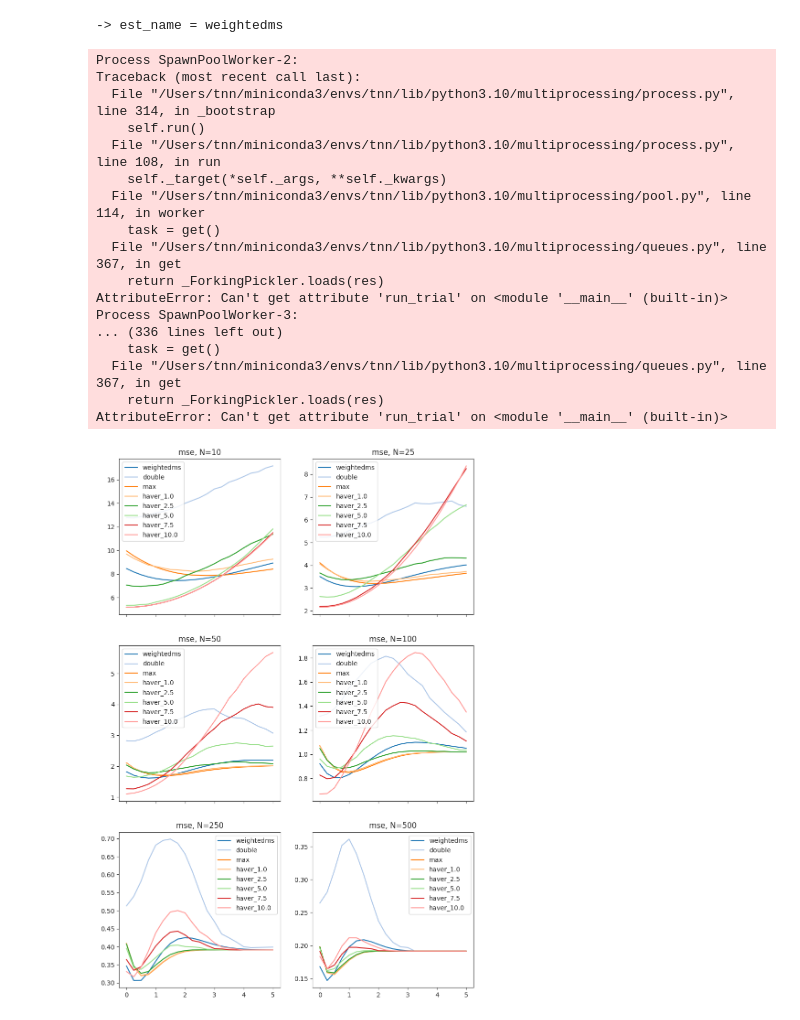
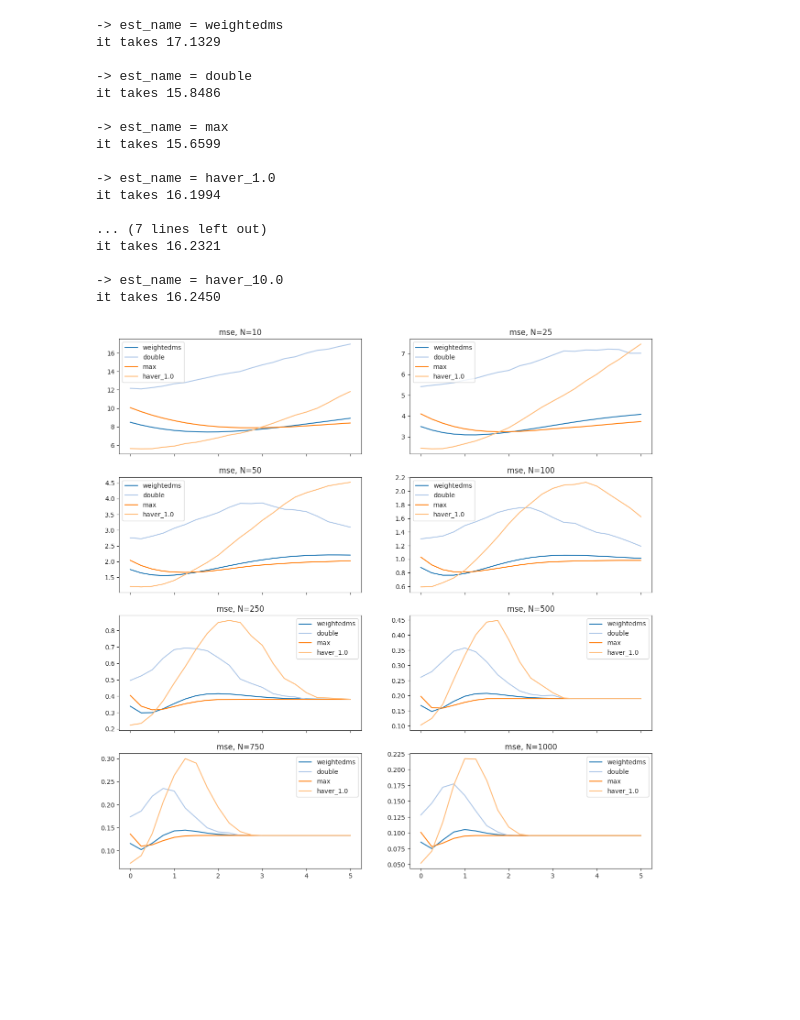
Before and after one commit to tnguyen9210/max-estimator, a Jupyter notebook: 11_bandits_py_v11/022115_mse_delta_vs_N_fixed_means_haver_v01.ipynb, the cells around one changed output. Drawn from its saved outputs; the diff is of its cells as text; code cells hidden in the pictures; blank space fills up the shorter version.

```diff
--- a/11_bandits_py_v11/022115_mse_delta_vs_N_fixed_means_haver_v01.ipynb
+++ b/11_bandits_py_v11/022115_mse_delta_vs_N_fixed_means_haver_v01.ipynb
@@ -54,16 +54,17 @@ def run_trial(
 # params
 num_actions = 2
 num_samples = 100
-num_trials = 2000
+num_trials = 1000
 
 args = dict()
 args["weightedms_num_data"] = 1000
-args["haver_const"] = 2
+args["haver_alpha"] = 2
 args["haver_delta"] = 0.05
+args["haver_const"] = 2.0
 
 pool = multiprocessing.Pool()
 
-num_samples_ary = [10, 25, 50, 100, 250, 500]
+num_samples_ary = [10, 25, 50, 100, 250, 500, 750, 1000]
 
 action_var = 100
 action_mu2_ary = np.arange(0, 5.25, 0.25)
@@ -113,39 +114,41 @@ for est_name in est_name_ary:
     print(f"it takes {end_time-start_time:0.4f}")
 # %% [output]
 -> est_name = weightedms
+it takes 17.1329
+
+-> est_name = double
+it takes 15.8486
+
+-> est_name = max
+it takes 15.6599
+
+-> est_name = haver_1.0
+it takes 16.1994
+
+... (7 lines left out)
+it takes 16.2321
+
+-> est_name = haver_10.0
+it takes 16.2450
-Process SpawnPoolWorker-2:
-Traceback (most recent call last):
-  File "/Users/tnn/miniconda3/envs/tnn/lib/python3.10/multiprocessing/process.py", line 314, in _bootstrap
-    self.run()
-  File "/Users/tnn/miniconda3/envs/tnn/lib/python3.10/multiprocessing/process.py", line 108, in run
-    self._target(*self._args, **self._kwargs)
-  File "/Users/tnn/miniconda3/envs/tnn/lib/python3.10/multiprocessing/pool.py", line 114, in worker
-    task = get()
-  File "/Users/tnn/miniconda3/envs/tnn/lib/python3.10/multiprocessing/queues.py", line 367, in get
-    return _ForkingPickler.loads(res)
-AttributeError: Can't get attribute 'run_trial' on <module '__main__' (built-in)>
-Process SpawnPoolWorker-3:
-... (336 lines left out)
-    task = get()
-  File "/Users/tnn/miniconda3/envs/tnn/lib/python3.10/multiprocessing/queues.py", line 367, in get
-    return _ForkingPickler.loads(res)
-AttributeError: Can't get attribute 'run_trial' on <module '__main__' (built-in)>
-# %%
-fig, axes = plt.subplots(
-        nrows=3, ncols=2, sharex=True, sharey=False, figsize=(10,15))
-# axes = [axes]
-axes = axes.ravel()
-
-x_ary = action_mu2_ary
-
-for i_N, num_samples in enumerate(num_samples_ary):
-    for est_name in est_name_ary:
-        axes[i_N].plot(x_ary, est_mse_dict[est_name][i_N,:], label=est_name)
-        axes[i_N].set_title(f"mse, N={num_samples}")
-        axes[i_N].legend()
-
-plt.show()
-# %% [output]
-[figure, removed]
+# %%
+fig, axes = plt.subplots(
+        nrows=4, ncols=2, sharex=True, sharey=False, figsize=(15,15))
+# axes = [axes]
+axes = axes.ravel()
+
+x_ary = action_mu2_ary
+for i_N, num_samples in enumerate(num_samples_ary):
+    for est_name in est_name_ary[:-4]:
+        axes[i_N].plot(x_ary, est_mse_dict[est_name][i_N,:], label=est_name)
+        axes[i_N].set_title(f"mse, N={num_samples}")
+        axes[i_N].legend()
+
+is_savefig = False
+if not is_savefig:
+    plt.show()
+else:
+    plt.savefig("032115_mse_delta_vs_N_fixed_means_haver_v01.png")
+# %% [output]
+[figure, added]
 # %%
 fig, axes = plt.subplots(
```
Also changed, not shown: parts of 2 cells of this notebook, 20 other files.
